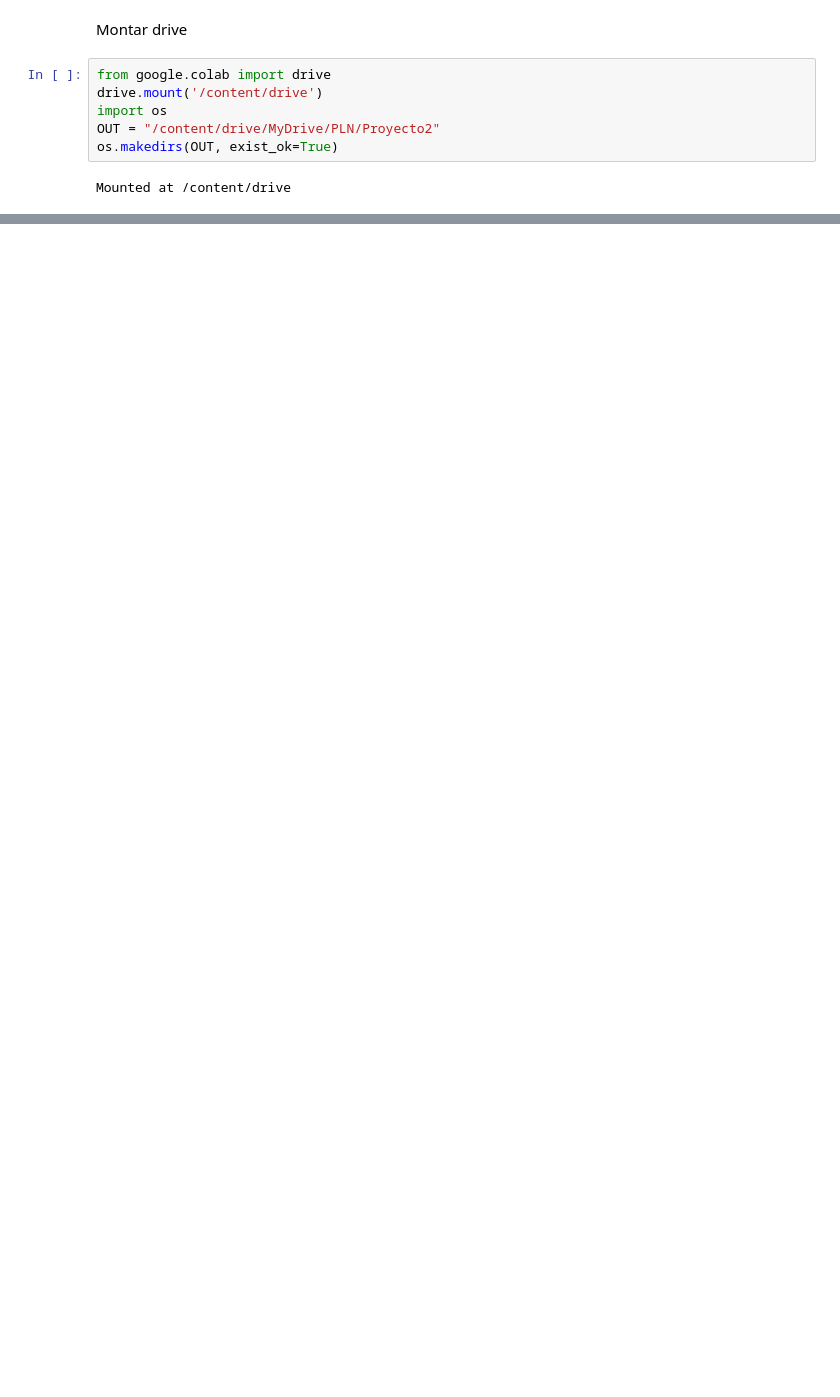
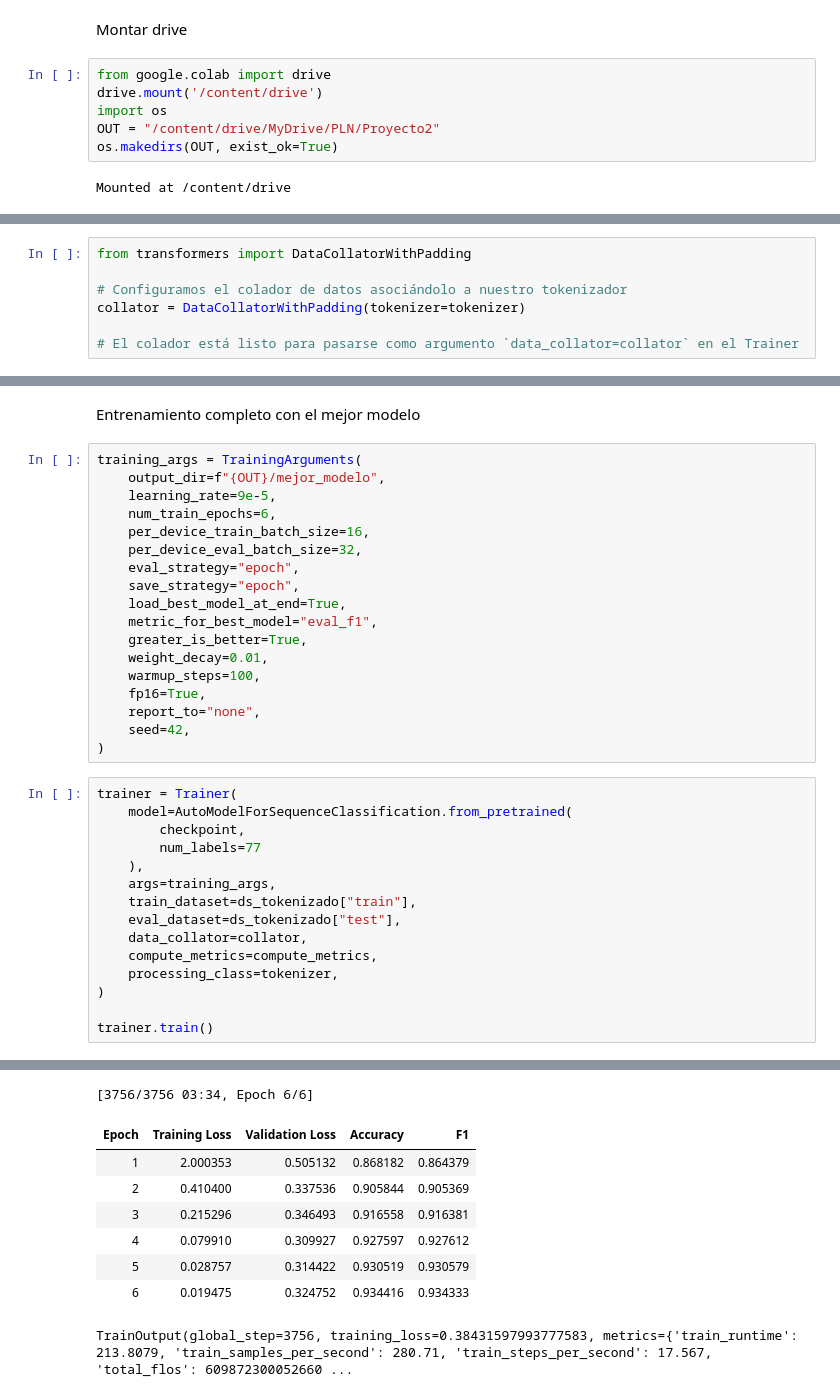
Before and after one commit to Neltrin1/Proyecto-2-PLN, a Jupyter notebook: Proyecto_2_Nelson_Puerta.ipynb, the cells around one changed output, grey strips where cells are left out. Cells and saved outputs as stored; diff of their text form; blank space fills up the shorter version.

```diff
--- a/Proyecto_2_Nelson_Puerta.ipynb
+++ b/Proyecto_2_Nelson_Puerta.ipynb
@@ -36,0 +173,7 @@ Mounted at /content/drive
+# %%
+from transformers import DataCollatorWithPadding
+
+# Configuramos el colador de datos asociándolo a nuestro tokenizador
+collator = DataCollatorWithPadding(tokenizer=tokenizer)
+
+# El colador está listo para pasarse como argumento `data_collator=collator` en el Trainer
@@ -36,0 +412,36 @@ Mounted at /content/drive
+# %% [markdown]
+Entrenamiento completo con el mejor modelo
+# %%
+training_args = TrainingArguments(
+    output_dir=f"{OUT}/mejor_modelo",
+    learning_rate=9e-5,
+    num_train_epochs=6,
+    per_device_train_batch_size=16,
+    per_device_eval_batch_size=32,
+    eval_strategy="epoch",
+    save_strategy="epoch",
+    load_best_model_at_end=True,
+    metric_for_best_model="eval_f1",
+    greater_is_better=True,
+    weight_decay=0.01,
+    warmup_steps=100,
+    fp16=True,
+    report_to="none",
+    seed=42,
+)
+# %%
+trainer = Trainer(
+    model=AutoModelForSequenceClassification.from_pretrained(
+        checkpoint,
+        num_labels=77
+    ),
+    args=training_args,
+    train_dataset=ds_tokenizado["train"],
+    eval_dataset=ds_tokenizado["test"],
+    data_collator=collator,
+    compute_metrics=compute_metrics,
+    processing_class=tokenizer,
+)
+
+trainer.train()
+# %% [output]
@@ -36,0 +464,9 @@ Mounted at /content/drive
+[3756/3756 03:34, Epoch 6/6]
+| Epoch | Training Loss | Validation Loss | Accuracy | F1 |
+| 1 | 2.000353 | 0.505132 | 0.868182 | 0.864379 |
+| 2 | 0.410400 | 0.337536 | 0.905844 | 0.905369 |
+| 3 | 0.215296 | 0.346493 | 0.916558 | 0.916381 |
+| 4 | 0.079910 | 0.309927 | 0.927597 | 0.927612 |
+| 5 | 0.028757 | 0.314422 | 0.930519 | 0.930579 |
+| 6 | 0.019475 | 0.324752 | 0.934416 | 0.934333 |
+TrainOutput(global_step=3756, training_loss=0.38431597993777583, metrics={'train_runtime': 213.8079, 'train_samples_per_second': 280.71, 'train_steps_per_second': 17.567, 'total_flos': 609872300052660 ...
```
Also changed, not shown: parts of 18 cells of this notebook.
